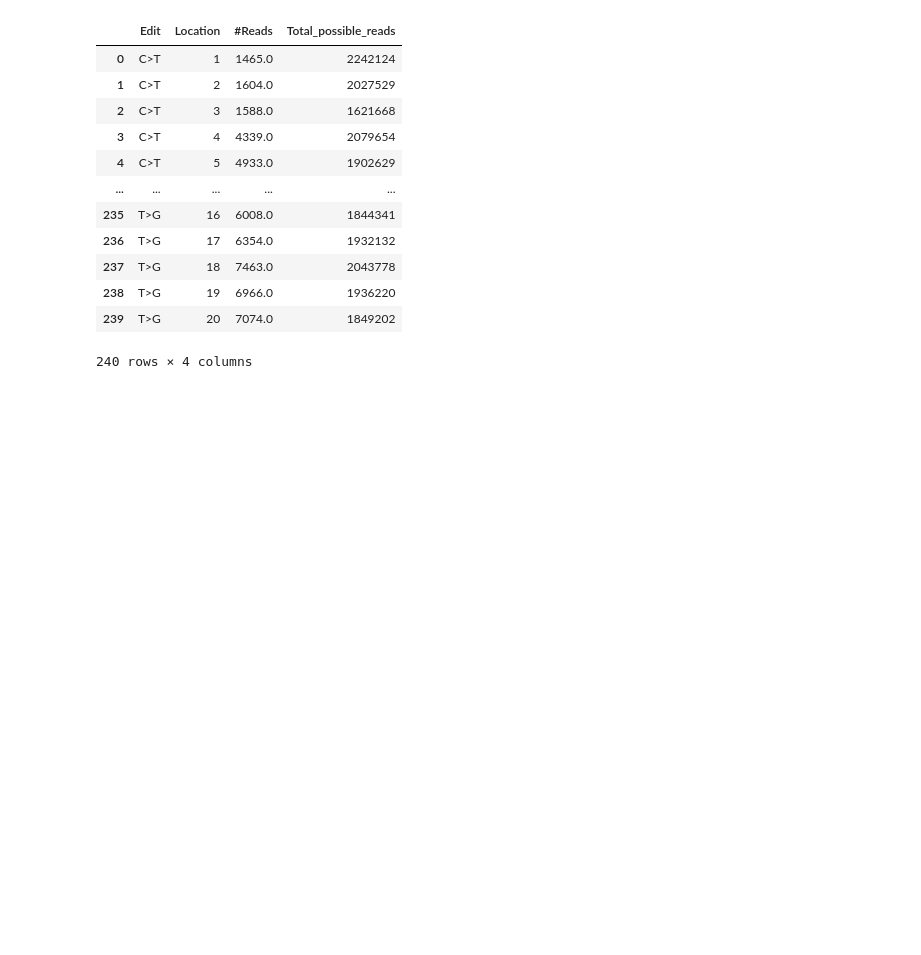
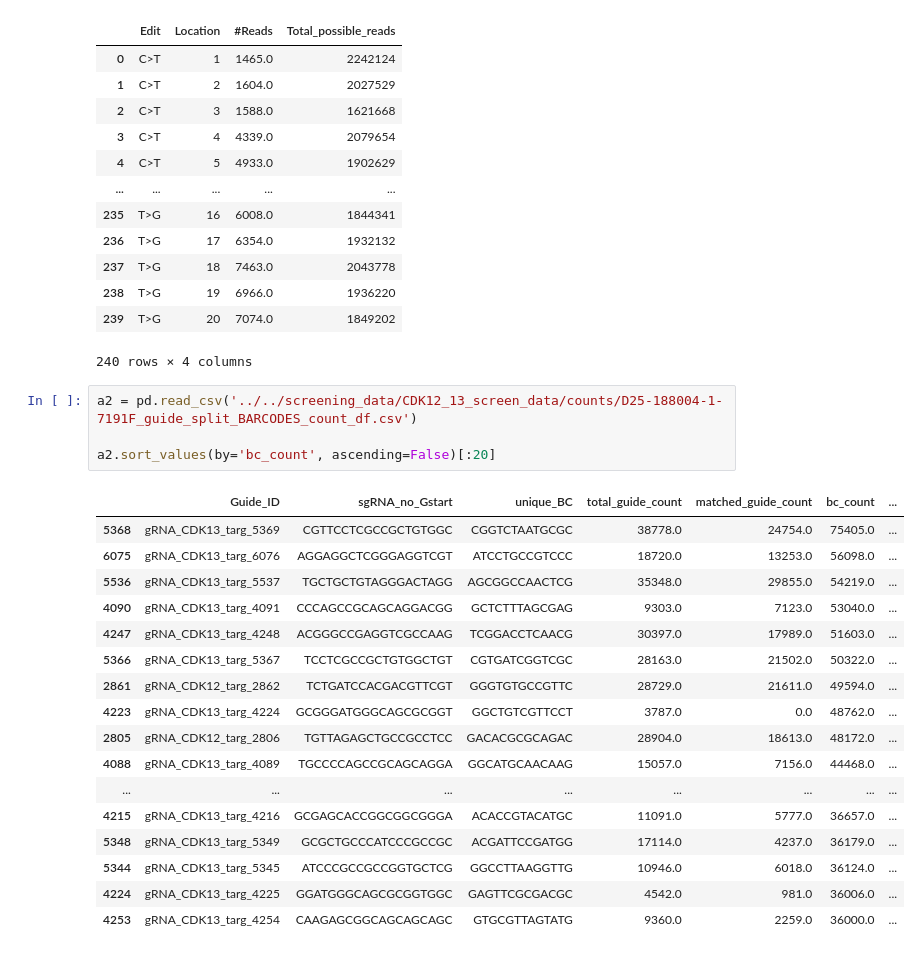
Before and after one commit to samgould2/CDK-BE-mutagenesis, a Jupyter notebook: notebooks/03_editing_analysis/sensor_HGVSp_pipeline.ipynb, the cells around one changed output. Drawn from its saved outputs; the diff is of its cells as text; blank space fills up the shorter version.

Commit message:
count table generation

```diff
--- a/notebooks/03_editing_analysis/sensor_HGVSp_pipeline.ipynb
+++ b/notebooks/03_editing_analysis/sensor_HGVSp_pipeline.ipynb
@@ -2869,3 +2869,25 @@ holding_df2
 | 238 | T>G | 19 | 6966.0 | 1936220 |
 | 239 | T>G | 20 | 7074.0 | 1849202 |
 240 rows × 4 columns
+# %%
+a2 = pd.read_csv('../../screening_data/CDK12_13_screen_data/counts/D25-188004-1-7191F_guide_split_BARCODES_count_df.csv')
+
+a2.sort_values(by='bc_count', ascending=False)[:20]
+# %% [output]
+|  | Guide_ID | sgRNA_no_Gstart | unique_BC | total_guide_count | matched_guide_count | bc_count | ... |
+| 5368 | gRNA_CDK13_targ_5369 | CGTTCCTCGCCGCTGTGGC | CGGTCTAATGCGC | 38778.0 | 24754.0 | 75405.0 | ... |
+| 6075 | gRNA_CDK13_targ_6076 | AGGAGGCTCGGGAGGTCGT | ATCCTGCCGTCCC | 18720.0 | 13253.0 | 56098.0 | ... |
+| 5536 | gRNA_CDK13_targ_5537 | TGCTGCTGTAGGGACTAGG | AGCGGCCAACTCG | 35348.0 | 29855.0 | 54219.0 | ... |
+| 4090 | gRNA_CDK13_targ_4091 | CCCAGCCGCAGCAGGACGG | GCTCTTTAGCGAG | 9303.0 | 7123.0 | 53040.0 | ... |
+| 4247 | gRNA_CDK13_targ_4248 | ACGGGCCGAGGTCGCCAAG | TCGGACCTCAACG | 30397.0 | 17989.0 | 51603.0 | ... |
+| 5366 | gRNA_CDK13_targ_5367 | TCCTCGCCGCTGTGGCTGT | CGTGATCGGTCGC | 28163.0 | 21502.0 | 50322.0 | ... |
+| 2861 | gRNA_CDK12_targ_2862 | TCTGATCCACGACGTTCGT | GGGTGTGCCGTTC | 28729.0 | 21611.0 | 49594.0 | ... |
+| 4223 | gRNA_CDK13_targ_4224 | GCGGGATGGGCAGCGCGGT | GGCTGTCGTTCCT | 3787.0 | 0.0 | 48762.0 | ... |
+| 2805 | gRNA_CDK12_targ_2806 | TGTTAGAGCTGCCGCCTCC | GACACGCGCAGAC | 28904.0 | 18613.0 | 48172.0 | ... |
+| 4088 | gRNA_CDK13_targ_4089 | TGCCCCAGCCGCAGCAGGA | GGCATGCAACAAG | 15057.0 | 7156.0 | 44468.0 | ... |
+| ... | ... | ... | ... | ... | ... | ... | ... |
+| 4215 | gRNA_CDK13_targ_4216 | GCGAGCACCGGCGGCGGGA | ACACCGTACATGC | 11091.0 | 5777.0 | 36657.0 | ... |
+| 5348 | gRNA_CDK13_targ_5349 | GCGCTGCCCATCCCGCCGC | ACGATTCCGATGG | 17114.0 | 4237.0 | 36179.0 | ... |
+| 5344 | gRNA_CDK13_targ_5345 | ATCCCGCCGCCGGTGCTCG | GGCCTTAAGGTTG | 10946.0 | 6018.0 | 36124.0 | ... |
+| 4224 | gRNA_CDK13_targ_4225 | GGATGGGCAGCGCGGTGGC | GAGTTCGCGACGC | 4542.0 | 981.0 | 36006.0 | ... |
+| 4253 | gRNA_CDK13_targ_4254 | CAAGAGCGGCAGCAGCAGC | GTGCGTTAGTATG | 9360.0 | 2259.0 | 36000.0 | ... |
```
Also changed, not shown: parts of 2 cells of this notebook, 25 other files.
